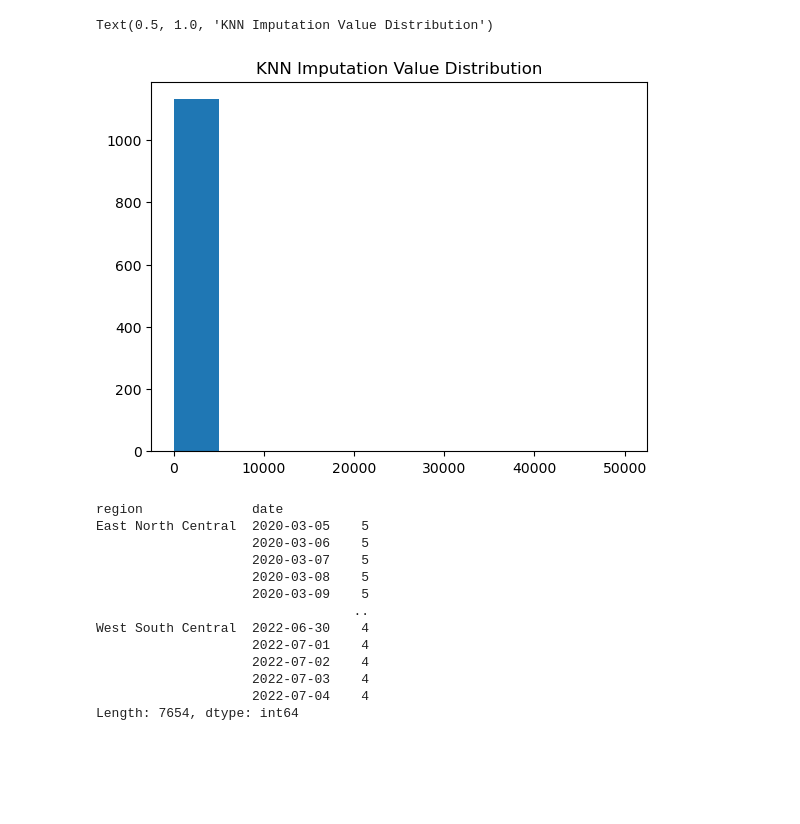
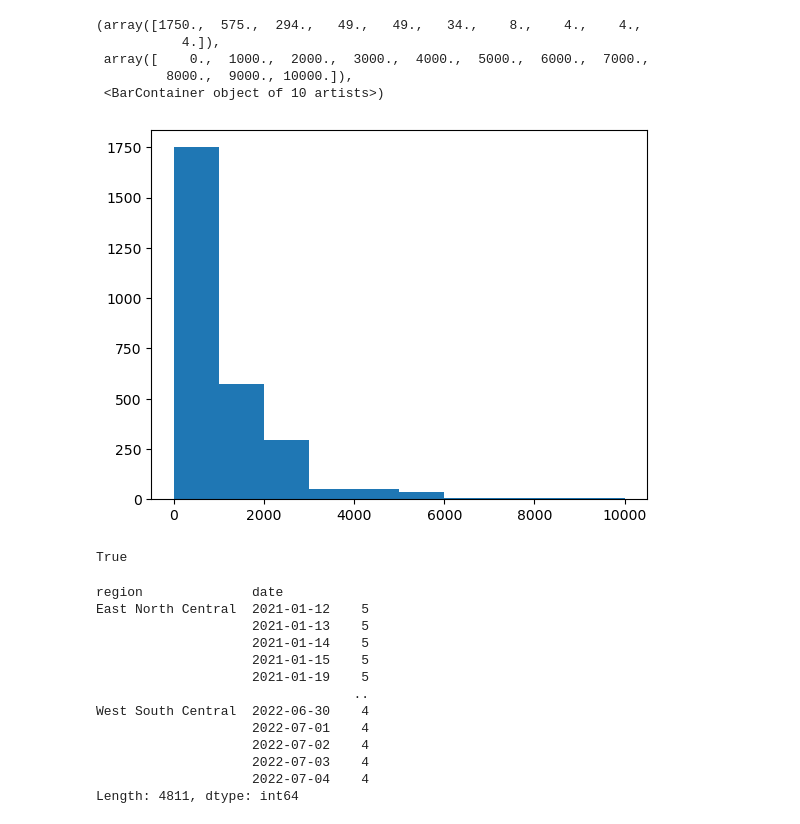
Before and after one commit to benmagevney/Stat390-Project, a Jupyter notebook: data_preparation/build_multivariate_data.ipynb, the cells around one changed output. Saved outputs shown, nothing was run; the diff lists cells and outputs as text; code cells hidden in the pictures; blank space fills up the shorter version.

```diff
--- a/data_preparation/build_multivariate_data.ipynb
+++ b/data_preparation/build_multivariate_data.ipynb
@@ -74,5 +44,5 @@ imputed_datanum1 = pd.DataFrame(imputedvals, columns = xddum.columns)
 # %%
-datanum = scaledx.copy()
-knn = KNNImputer(n_neighbors = 150)
-imputedvals2 = knn.fit_transform(datanum)
-knn_datanum = pd.DataFrame(imputedvals2, columns = xddum.columns)
+datanum = data_all.select_dtypes(include = [np.number]).copy()
+knn = KNNImputer(n_neighbors = 50)
+imputedvals = knn.fit_transform(datanum)
+knn_datanum = pd.DataFrame(imputedvals, columns = datanum.columns)
@@ -95,9 +91,12 @@ Text(0.5, 1.0, 'MICE Imputation Value Distribution')
 # %%
-plt.hist(knn_datanum[data_all.isna().any(axis = 1)].new_persons_fully_vaccinated_moderna, range = (0, 50000))
-plt.title('KNN Imputation Value Distribution')
+plt.hist(knn_datanum[data_all.isna().any(axis = 1)].new_persons_fully_vaccinated_janssen, range = (0, 10000))
 # %% [output]
-Text(0.5, 1.0, 'KNN Imputation Value Distribution')
+(array([1750.,  575.,  294.,   49.,   49.,   34.,    8.,    4.,    4.,
+           4.]),
+ array([    0.,  1000.,  2000.,  3000.,  4000.,  5000.,  6000.,  7000.,
+         8000.,  9000., 10000.]),
+ <BarContainer object of 10 artists>)
-[figure, old version]
+[figure, new version]
 # %%
 # missingmask = data_all.select_dtypes(include = [np.number]).isna()
 # data_all.select_dtypes(include = [np.number])[missingmask] = knn_datanum[missingmask]
@@ -107,6 +106,10 @@ for i in data_all.columns[3:-1]:
     for j in range(0, data_all.shape[0]):
         if np.isnan(data_all.loc[j, i]):
             data_all.loc[j, i] = knn_datanum.loc[j, i]
+# %%
+data_all.equals(datacopy2)
+# %% [output]
+True
 # %%
 numofstates = {
     "New England": 6,
@@ -130,18 +136,18 @@ filtered_data = data_all.groupby(['region', 'date']).filter(groupfilter)
 filtered_data.groupby(['region', 'date']).size()
 # %% [output]
 region              date
-East North Central  2020-03-05    5
-                    2020-03-06    5
-                    2020-03-07    5
-                    2020-03-08    5
-                    2020-03-09    5
+East North Central  2021-01-12    5
+                    2021-01-13    5
+                    2021-01-14    5
+                    2021-01-15    5
+                    2021-01-19    5
                                  ..
 West South Central  2022-06-30    4
                     2022-07-01    4
                     2022-07-02    4
                     2022-07-03    4
                     2022-07-04    4
-Length: 7654, dtype: int64
+Length: 4811, dtype: int64
 # %%
 grouped = filtered_data.groupby(['region', 'date'])
 # %%
```
Also changed, not shown: parts of 15 cells of this notebook, 3 other files.
